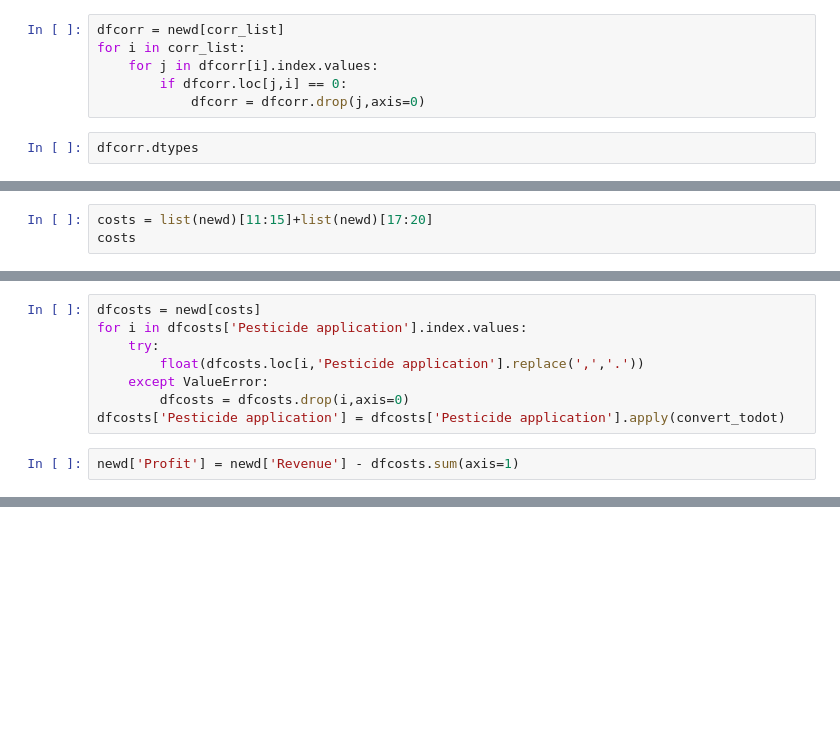
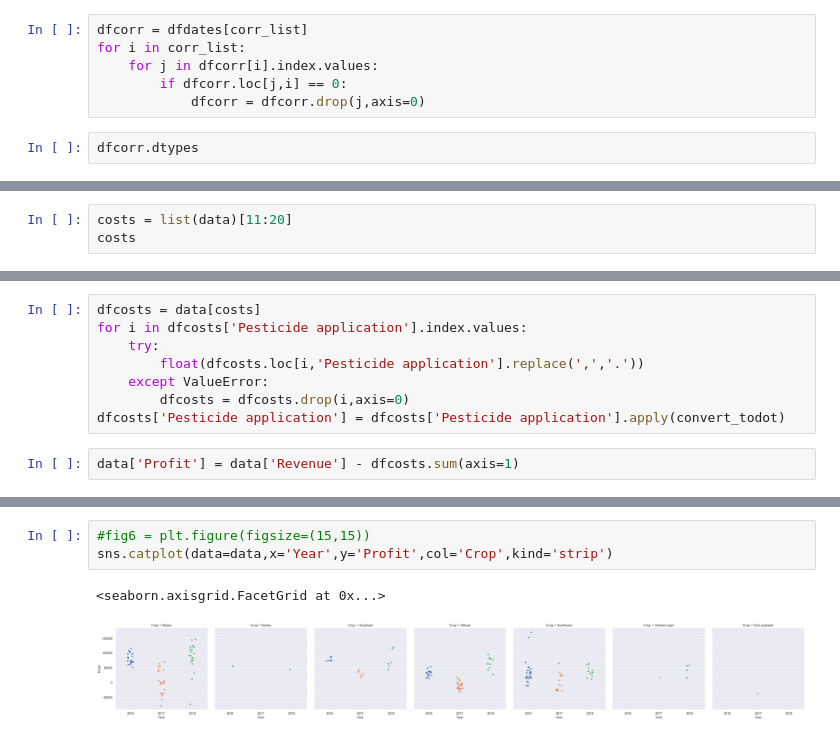
Before and after one commit to AndreaM1996/Project5, a Jupyter notebook: Project5.ipynb, the cells around one changed output, grey strips where cells are left out. Cells and saved outputs as stored; diff of their text form; blank space fills up the shorter version.

Commit message:
tidying up plots

```diff
--- a/Project5.ipynb
+++ b/Project5.ipynb
@@ -203,7 +295,7 @@ def corr(y):
 # %%
 corr_list = ['Yield','Seed','Fertiliser','Pesticide','Duration of season (days)']
 # %%
-dfcorr = newd[corr_list]
+dfcorr = dfdates[corr_list]
 for i in corr_list:
     for j in dfcorr[i].index.values:
         if dfcorr.loc[j,i] == 0:
@@ -215,3 +316,3 @@ corr(dfcorr)
 # %%
-costs = list(newd)[11:15]+list(newd)[17:20]
+costs = list(data)[11:20]
 costs
@@ -218,5 +329,5 @@ costs
 # %%
-dfcosts = newd[costs]
+dfcosts = data[costs]
 for i in dfcosts['Pesticide application'].index.values:
     try:
         float(dfcosts.loc[i,'Pesticide application'].replace(',','.'))
@@ -224,5 +335,5 @@ for i in dfcosts['Pesticide application'].index.values:
         dfcosts = dfcosts.drop(i,axis=0)
 dfcosts['Pesticide application'] = dfcosts['Pesticide application'].apply(convert_todot)
 # %%
-newd['Profit'] = newd['Revenue'] - dfcosts.sum(axis=1)
+data['Profit'] = data['Revenue'] - dfcosts.sum(axis=1)
 # %%
@@ -244,3 +375,9 @@ profit_mean
+# %%
+#fig6 = plt.figure(figsize=(15,15))
+sns.catplot(data=data,x='Year',y='Profit',col='Crop',kind='strip')
+# %% [output]
+<seaborn.axisgrid.FacetGrid at 0x...>
+[figure, added]
 # %%
 sorted_profit = profit_mean.sort_values(ascending=False)
 sorted_profit
```
Also changed, not shown: parts of 26 cells of this notebook.
